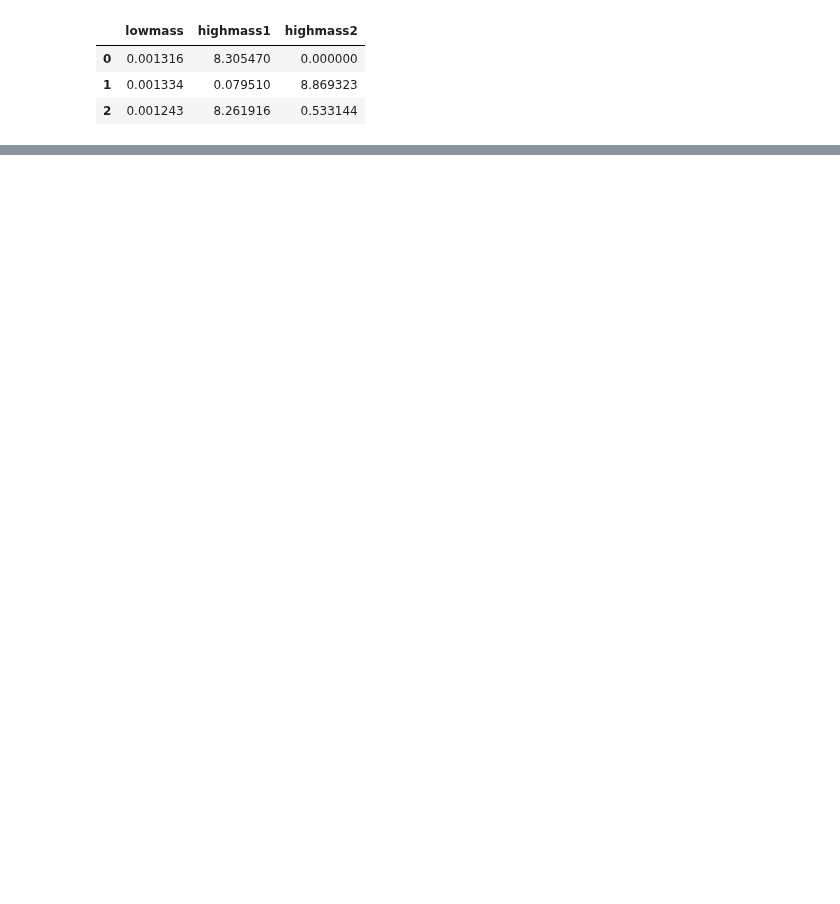
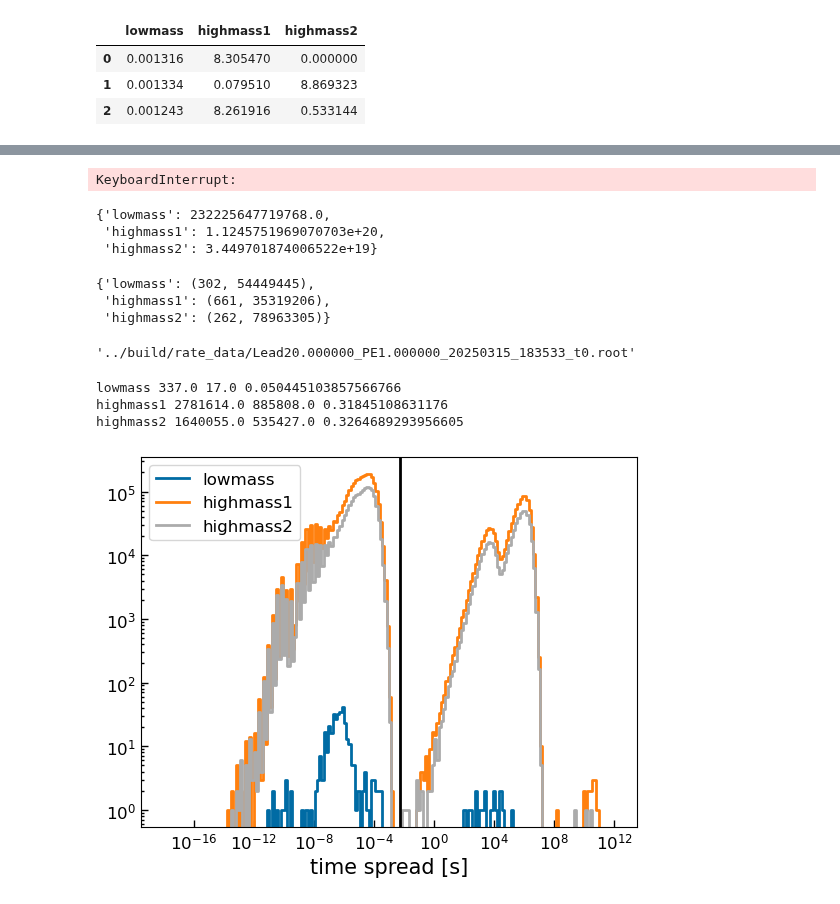
Before and after one commit to tamu-edu/doublecap, a Jupyter notebook: analysis/backgrounds.ipynb, the cells around one changed output, grey strips where cells are left out. Saved outputs shown, nothing was run; the diff lists cells and outputs as text; code cells hidden in the pictures; blank space fills up the shorter version.

```diff
--- a/analysis/backgrounds.ipynb
+++ b/analysis/backgrounds.ipynb
@@ -856,5 +515,5 @@ E1, E1_lm
 # %%
-bin_types = ('full_range', 'cut_window', 'bg_window')
+bin_types = ('full_range', 'cut_window')
 hist_types = ('all', 'coincidences', 'energy_cut')
 lm_cut = 500e-6 # 500 eV cut window in lowmass
 hm_cut = 0.8 # 800 keV cut window in highmass
@@ -1060,0 +895,18 @@ energy_cut bg_window highmass1 0.00555 +/- 0.0032043 hits/sec
+# %%
+# lowmass: 932 - 848 - 20
+# highmass1:
+det = 'lowmass'
+bin_type = 'cut_window'
+print(det, bin_type)
+
+for h in hist_types:
+    hist = all_hist_dict[h][det][bin_type]
+    Es = hist['E'].values
+    count = sum((hist[hist.keys()[1]].values))
+    dcount = np.sqrt(count)
+    rate = count/exposure
+    drate = dcount/exposure
+    print(h, det, f'{rate:.10g} +/- {drate:.5g}', 'hits/sec')
+
+n = 2
+print(f'---\n{n} events:', n/exposure, 'hits/sec', n/(Es.max() - Es.min())/exposure, 'hits/sec/MeV')
@@ -1063,7 +922,7 @@ energy_cut bg_window highmass1 0.00555 +/- 0.0032043 hits/sec
 # highmass1:
 for h in hist_types:
     det = 'lowmass'
-    bin_type = 'bg_window'
+    bin_type = 'cut_window'
     hist = all_hist_dict[h][det][bin_type]
     Es = hist['E'].values
     count = sum(hist[hist.keys()[1]].values+1)
@@ -1152,0 +1138,45 @@ energies
+# %%
+tdf, tmax, tinfo = get_time_spreads(leadrates, -1)
+# %% [output]
+KeyboardInterrupt:
+# %%
+tmax
+# %% [output]
+{'lowmass': 232225647719768.0,
+ 'highmass1': 1.1245751969070703e+20,
+ 'highmass2': 3.449701874006522e+19}
+# %%
+tinfo
+# %% [output]
+{'lowmass': (302, 54449445),
+ 'highmass1': (661, 35319206),
+ 'highmass2': (262, 78963305)}
+# %%
+leadrates.glob_list[3]
+# %% [output]
+'../build/rate_data/Lead20.000000_PE1.000000_20250315_183533_t0.root'
+# %%
+
+plt.figure()
+
+tbins = tdf['t'].values/1e9
+for det in detectors:
+    plt.step(tbins, tdf[det].values, label = det)
+
+plt.legend()
+plt.loglog()
+plt.xlabel('time spread [s]')
+
+idx = 105
+
+plt.axvline(tbins[idx], color = 'k')
+
+for det in detectors:
+    R1 = sum(tdf[det].values[:idx])
+    R2 = sum(tdf[det].values[idx:])
+    print(det, R1, R2, R2/R1)
+# %% [output]
+lowmass 337.0 17.0 0.050445103857566766
+highmass1 2781614.0 885808.0 0.31845108631176
+highmass2 1640055.0 535427.0 0.3264689293956605
+[figure, added]
```
Also changed, not shown: parts of 53 cells of this notebook.
